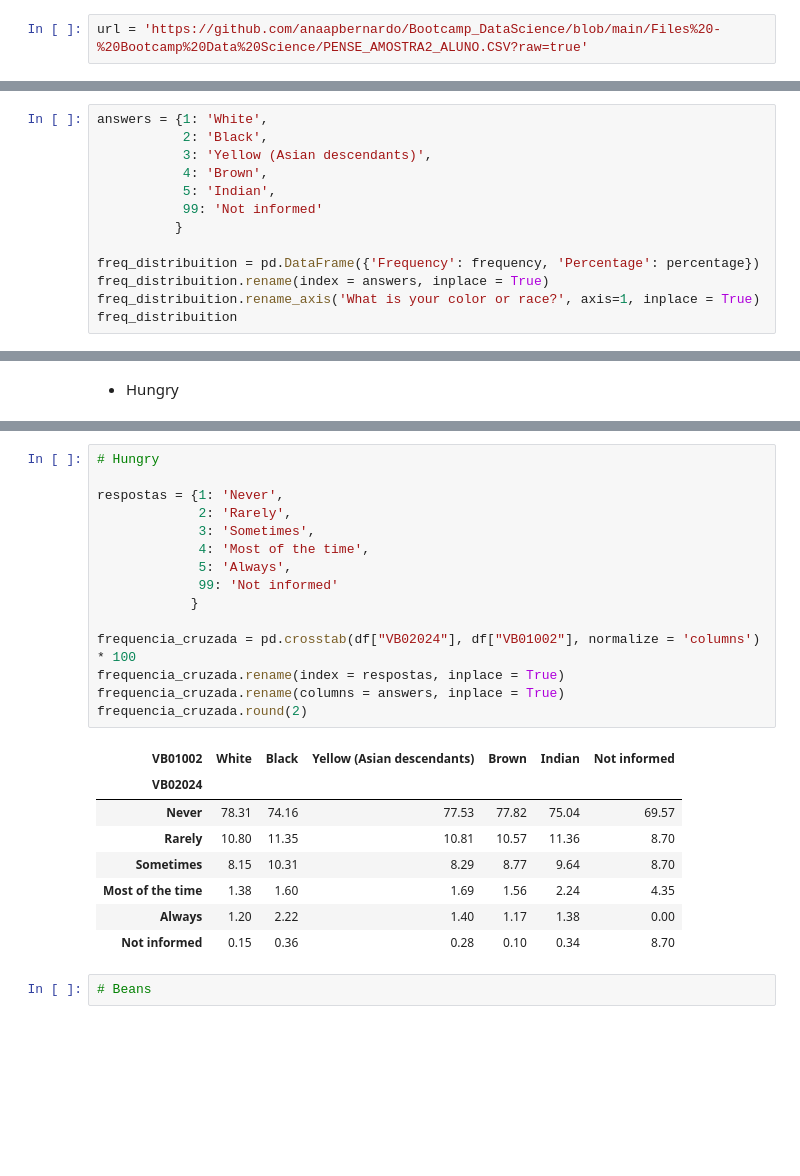
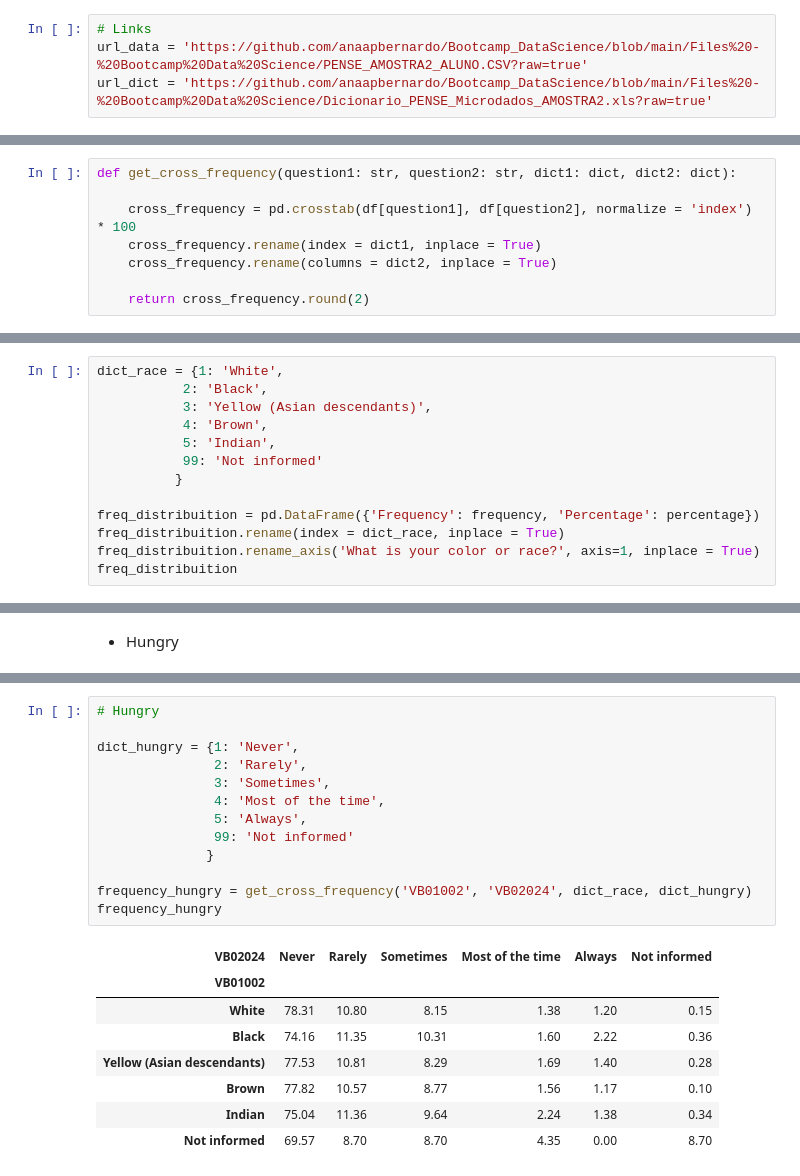
Before and after one commit to anaapbernardo/Bootcamp_DataScience, a Jupyter notebook: Module 3 - Statistics/Ana_Bernardo - Project 3.ipynb, the cells around one changed output, grey strips where cells are left out. Cells and saved outputs as stored; diff of their text form; blank space fills up the shorter version.

```diff
--- a/Module 3 - Statistics/Ana_Bernardo - Project 3.ipynb
+++ b/Module 3 - Statistics/Ana_Bernardo - Project 3.ipynb
@@ -10,4 +11,6 @@ import numpy as np
 import matplotlib.pyplot as plt
 import seaborn as sns
 # %%
-url = 'https://github.com/anaapbernardo/Bootcamp_DataScience/blob/main/Files%20-%20Bootcamp%20Data%20Science/PENSE_AMOSTRA2_ALUNO.CSV?raw=true'
+# Links
+url_data = 'https://github.com/anaapbernardo/Bootcamp_DataScience/blob/main/Files%20-%20Bootcamp%20Data%20Science/PENSE_AMOSTRA2_ALUNO.CSV?raw=true'
+url_dict = 'https://github.com/anaapbernardo/Bootcamp_DataScience/blob/main/Files%20-%20Bootcamp%20Data%20Science/Dicionario_PENSE_Microdados_AMOSTRA2.xls?raw=true'
@@ -30,0 +58,8 @@ df
+# %%
+def get_cross_frequency(question1: str, question2: str, dict1: dict, dict2: dict):
+
+    cross_frequency = pd.crosstab(df[question1], df[question2], normalize = 'index') * 100
+    cross_frequency.rename(index = dict1, inplace = True)
+    cross_frequency.rename(columns = dict2, inplace = True)
+
+    return cross_frequency.round(2)
@@ -119,7 +168,7 @@ percentage
 99     0.14
 Name: VB01002, dtype: float64
 # %%
-answers = {1: 'White',
+dict_race = {1: 'White',
            2: 'Black',
            3: 'Yellow (Asian descendants)',
            4: 'Brown',
@@ -128,7 +177,7 @@ answers = {1: 'White',
           }
 
 freq_distribuition = pd.DataFrame({'Frequency': frequency, 'Percentage': percentage})
-freq_distribuition.rename(index = answers, inplace = True)
+freq_distribuition.rename(index = dict_race, inplace = True)
 freq_distribuition.rename_axis('What is your color or race?', axis=1, inplace = True)
 freq_distribuition
 # %% [output]
@@ -306,26 +435,22 @@ get_question_description('VB02024')
 # %%
 # Hungry
 
-respostas = {1: 'Never',
-             2: 'Rarely',
-             3: 'Sometimes',
-             4: 'Most of the time',
-             5: 'Always',
-             99: 'Not informed'
-            }
+dict_hungry = {1: 'Never',
+               2: 'Rarely',
+               3: 'Sometimes',
+               4: 'Most of the time',
+               5: 'Always',
+               99: 'Not informed'
+              }
 
-frequencia_cruzada = pd.crosstab(df["VB02024"], df["VB01002"], normalize = 'columns') * 100
-frequencia_cruzada.rename(index = respostas, inplace = True)
-frequencia_cruzada.rename(columns = answers, inplace = True)
-frequencia_cruzada.round(2)
+frequency_hungry = get_cross_frequency('VB01002', 'VB02024', dict_race, dict_hungry)
+frequency_hungry
 # %% [output]
-| VB01002 | White | Black | Yellow (Asian descendants) | Brown | Indian | Not informed |
-| VB02024 |  |  |  |  |  |  |
-| Never | 78.31 | 74.16 | 77.53 | 77.82 | 75.04 | 69.57 |
-| Rarely | 10.80 | 11.35 | 10.81 | 10.57 | 11.36 | 8.70 |
-| Sometimes | 8.15 | 10.31 | 8.29 | 8.77 | 9.64 | 8.70 |
-| Most of the time | 1.38 | 1.60 | 1.69 | 1.56 | 2.24 | 4.35 |
-| Always | 1.20 | 2.22 | 1.40 | 1.17 | 1.38 | 0.00 |
-| Not informed | 0.15 | 0.36 | 0.28 | 0.10 | 0.34 | 8.70 |
+| VB02024 | Never | Rarely | Sometimes | Most of the time | Always | Not informed |
+| VB01002 |  |  |  |  |  |  |
+| White | 78.31 | 10.80 | 8.15 | 1.38 | 1.20 | 0.15 |
+| Black | 74.16 | 11.35 | 10.31 | 1.60 | 2.22 | 0.36 |
+| Yellow (Asian descendants) | 77.53 | 10.81 | 8.29 | 1.69 | 1.40 | 0.28 |
+| Brown | 77.82 | 10.57 | 8.77 | 1.56 | 1.17 | 0.10 |
+| Indian | 75.04 | 11.36 | 9.64 | 2.24 | 1.38 | 0.34 |
+| Not informed | 69.57 | 8.70 | 8.70 | 4.35 | 0.00 | 8.70 |
-# %%
-# Beans
```
Also changed, not shown: parts of 47 cells of this notebook.
